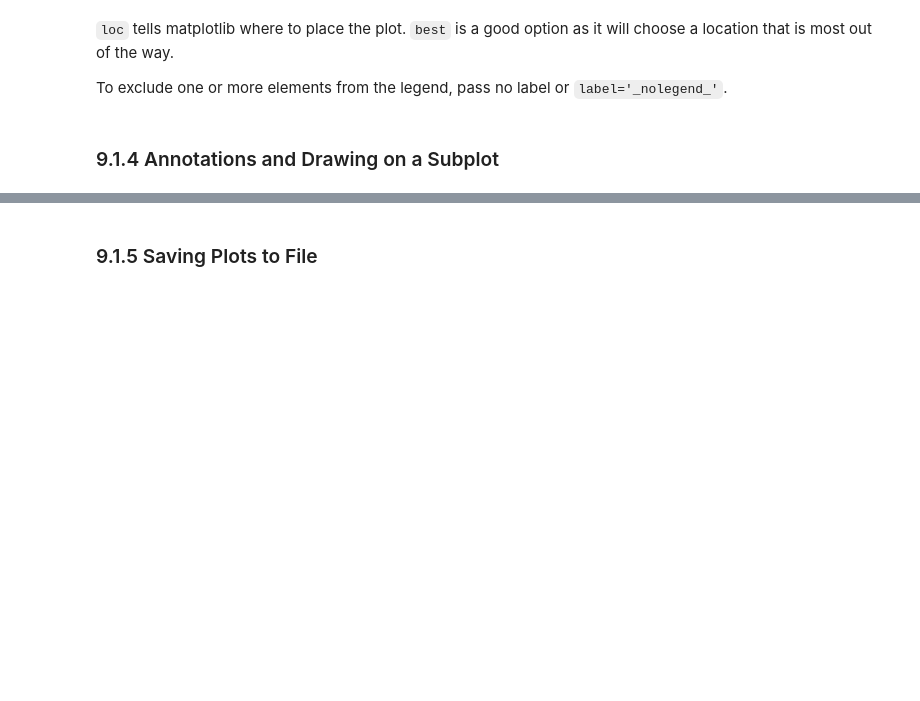
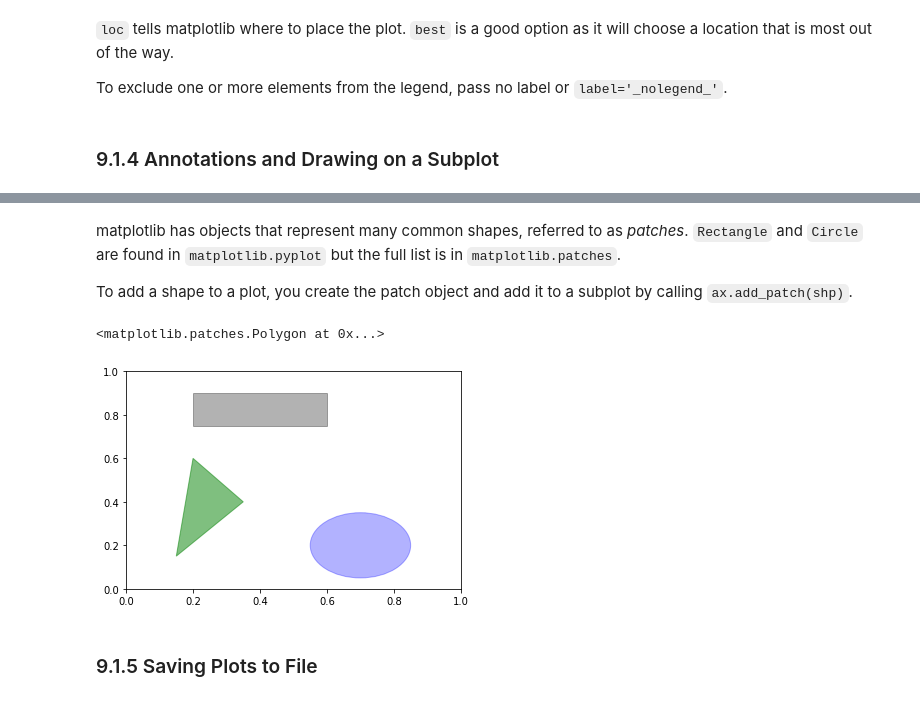
Before and after one commit to brandonbluong/Python-for-Data-Analysis, a Jupyter notebook: 9-Plotting_Visualization.ipynb, the cells around one changed output, grey strips where cells are left out. Saved outputs shown, nothing was run; the diff lists cells and outputs as text; code cells hidden in the pictures; blank space fills up the shorter version.

```diff
--- a/9-Plotting_Visualization.ipynb
+++ b/9-Plotting_Visualization.ipynb
@@ -192,2 +242,21 @@ To exclude one or more elements from the legend, pass no label or `label='_noleg
+# %% [markdown]
+matplotlib has objects that represent many common shapes, referred to as *patches*. `Rectangle` and `Circle` are found in `matplotlib.pyplot` but the full list is in `matplotlib.patches`.
+
+To add a shape to a plot, you create the patch object and add it to a subplot by calling `ax.add_patch(shp)`.
+# %%
+fig = plt.figure()
+ax = fig.add_subplot(1, 1, 1)
+
+rect = plt.Rectangle((0.2, 0.75), 0.4, 0.15, color='k', alpha=0.3)
+circ = plt.Circle((0.7, 0.2), 0.15, color='b', alpha=0.3)
+pgon = plt.Polygon([[0.15, 0.15], [0.35, 0.4], [0.2, 0.6]],
+                    color='g', alpha=0.5)
+
+ax.add_patch(rect)
+ax.add_patch(circ)
+ax.add_patch(pgon)
+# %% [output]
+<matplotlib.patches.Polygon at 0x...>
+[figure, added]
 # %% [markdown]
 ### 9.1.5 Saving Plots to File
```
Also changed, not shown: parts of 9 cells of this notebook.
